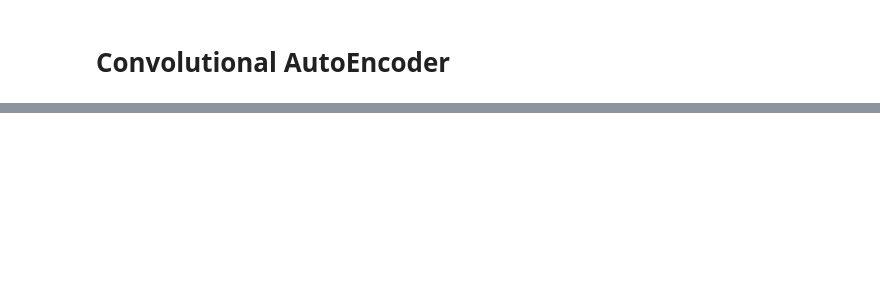
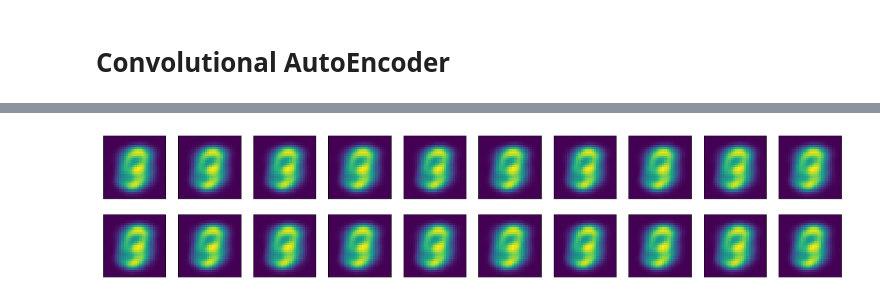
Before and after one commit to kenttw/deeplearning_homework, a Jupyter notebook: PCAandAutoencoders.ipynb, the cells around one changed output, grey strips where cells are left out. Cells and saved outputs as stored; diff of their text form; code cells hidden in the pictures; blank space fills up the shorter version.

```diff
--- a/PCAandAutoencoders.ipynb
+++ b/PCAandAutoencoders.ipynb
@@ -436,0 +629,2 @@ Epoch 29/100
+# %%
+x_test_gen = vae.predict(x_test, batch_size=batch_size)
@@ -436,0 +635,11 @@ Epoch 29/100
+# %%
+plt.figure(figsize=(20, 4))
+
+for index,value in enumerate(x_test_gen[:20]):
+    ax = plt.subplot(2,10, index+1)
+    ax.get_xaxis().set_visible(False)
+    ax.get_yaxis().set_visible(False)
+    plt.imshow(  value.reshape(28,28)   , interpolation='nearest')
+plt.show()
+# %% [output]
+[figure, added]
```
Also changed, not shown: parts of 50 cells of this notebook.
